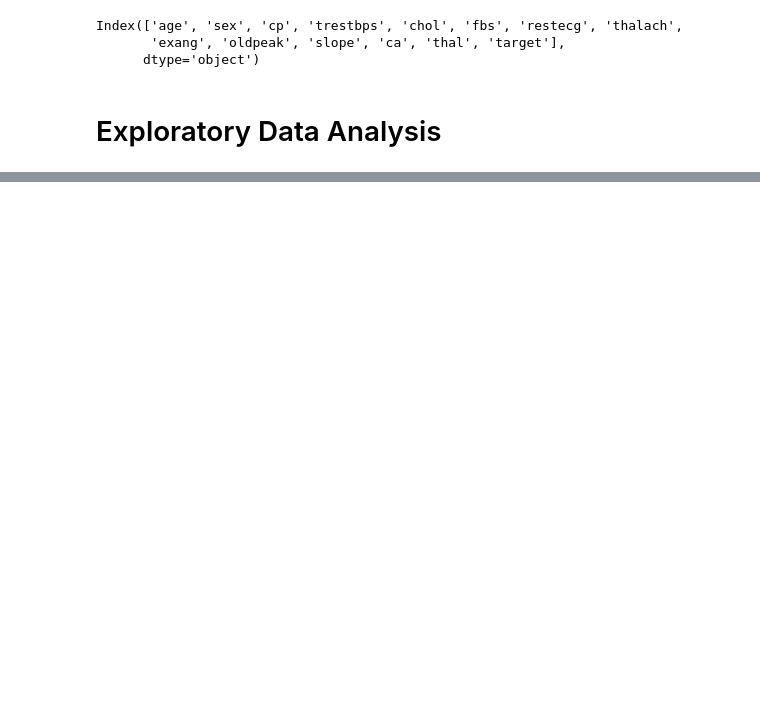
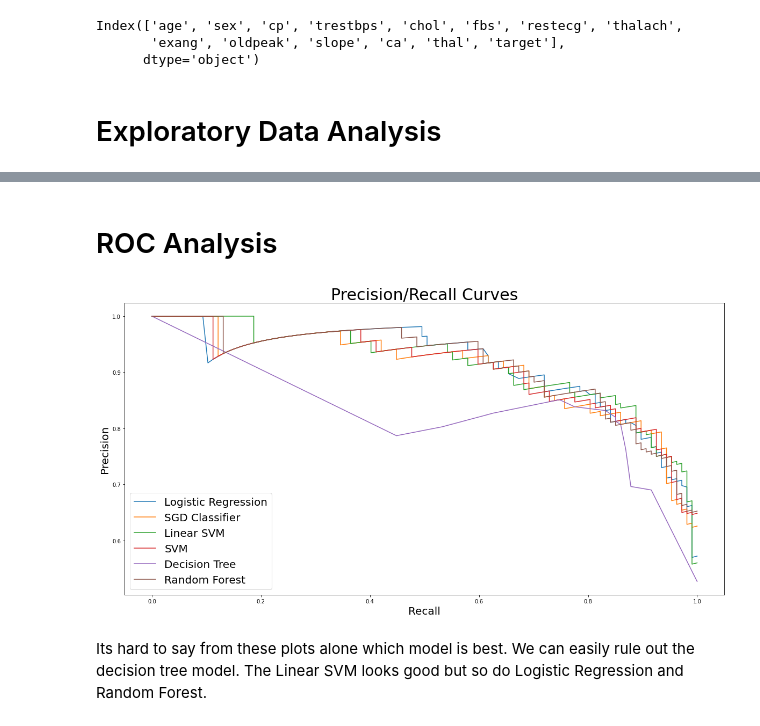
Before and after one commit to etenno/machine-learning-projects, a Jupyter notebook: heart_attack_classification.ipynb, the cells around one changed output, grey strips where cells are left out. Drawn from its saved outputs; the diff is of its cells as text; code cells hidden in the pictures; blank space fills up the shorter version.

```diff
--- a/heart_attack_classification.ipynb
+++ b/heart_attack_classification.ipynb
@@ -177,0 +659,7 @@ fig.show()
+# %%
+ran_for_grid = [
+    {'n_estimators':[70,100,130,150],'max_depth':[3,4,5,6],'min_samples_split':[2,3,4]},
+]
+
+ran_for_GS = GridSearchCV(ran_for, ran_for_grid,cv=20,return_train_score=True,scoring="f1")
+ran_for_GS.fit(X_train_proc,y_train)
@@ -177,0 +672,3 @@ fig.show()
+# %%
+final_ran_for = ran_for_GS.best_estimator_
+final_ran_for_pred = cross_val_predict(final_ran_for,X_train_proc,y_train,cv=5)
@@ -177,0 +693,7 @@ fig.show()
+# %%
+ran_for_scores = cross_val_predict(final_ran_for,X_train_proc,y_train,cv=5,method='predict_proba')
+ran_for_scores = np.array(ran_for_scores)[:,1]
+# %%
+ran_for_precisions, ran_for_recalls, ran_for_thresholds = precision_recall_curve(y_train,ran_for_scores)
+ran_for_threshold_90_recall = ran_for_thresholds[np.argmax(ran_for_recalls <= 0.91)]
+final_ran_for_pred_90 = ran_for_scores >= ran_for_threshold_90_recall
@@ -177,0 +749,2 @@ fig.show()
+# %% [markdown]
+# ROC Analysis
@@ -177,0 +753,17 @@ fig.show()
+# %%
+fig = plt.figure(figsize=(20, 10))
+plt.plot(log_reg_recalls,log_reg_precisions,label="Logistic Regression")
+plt.plot(sgd_recalls,sgd_precisions,label="SGD Classifier")
+plt.plot(lin_svm_recalls,lin_svm_precisions,label="Linear SVM")
+plt.plot(svm_recalls,svm_precisions,label="SVM")
+plt.plot(tree_recalls,tree_precisions,label="Decision Tree")
+plt.plot(ran_for_recalls,ran_for_precisions,label="Random Forest")
+plt.legend(fontsize=20)
+plt.title('Precision/Recall Curves',fontsize=30)
+plt.xlabel('Recall',fontsize=20)
+plt.ylabel('Precision',fontsize=20)
+plt.show()
+# %% [output]
+[figure, added]
+# %% [markdown]
+Its hard to say from these plots alone which model is best. We can easily rule out the decision tree model. The Linear SVM looks good but so do Logistic Regression and Random Forest.
```
Also changed, not shown: parts of 130 cells of this notebook.
